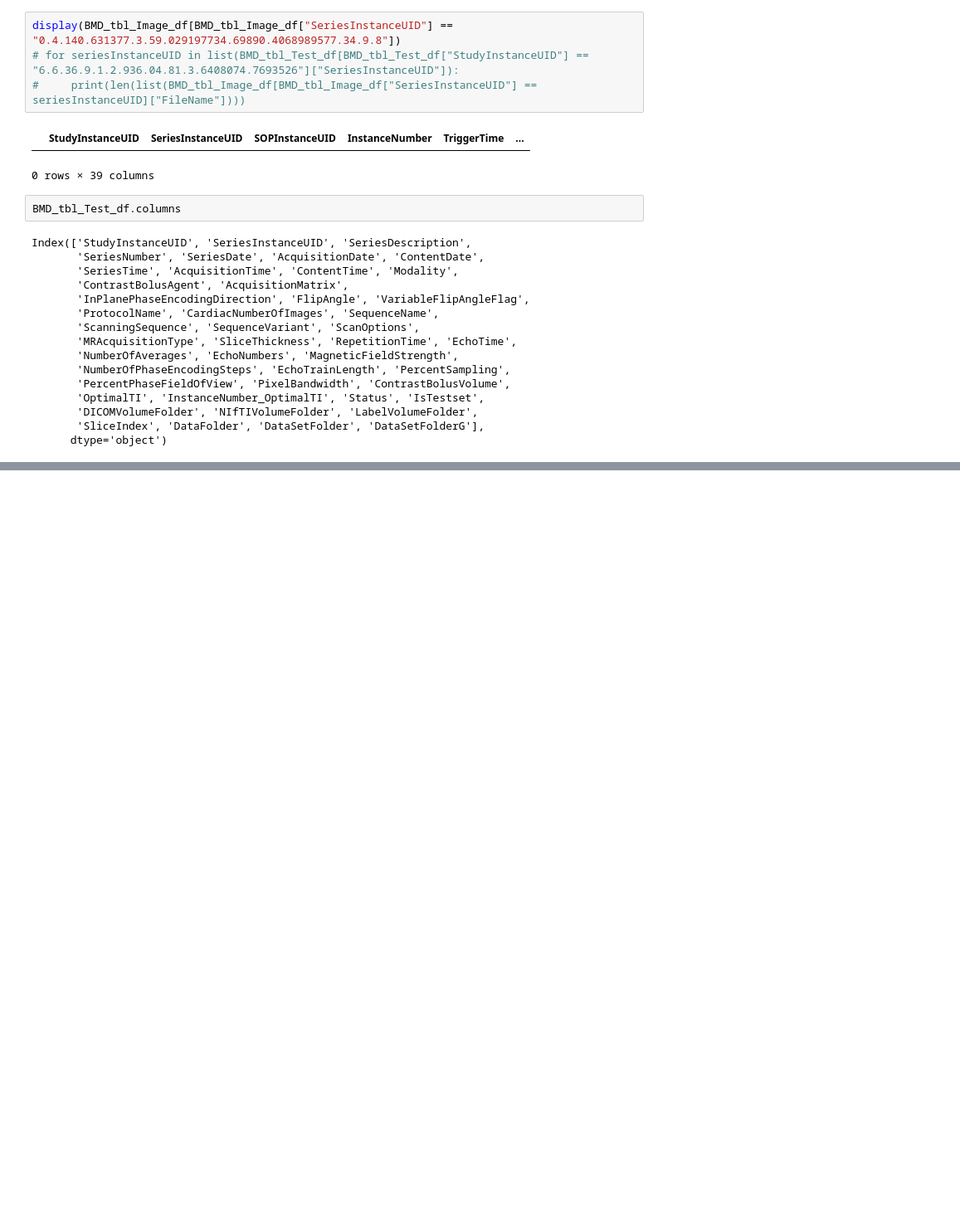
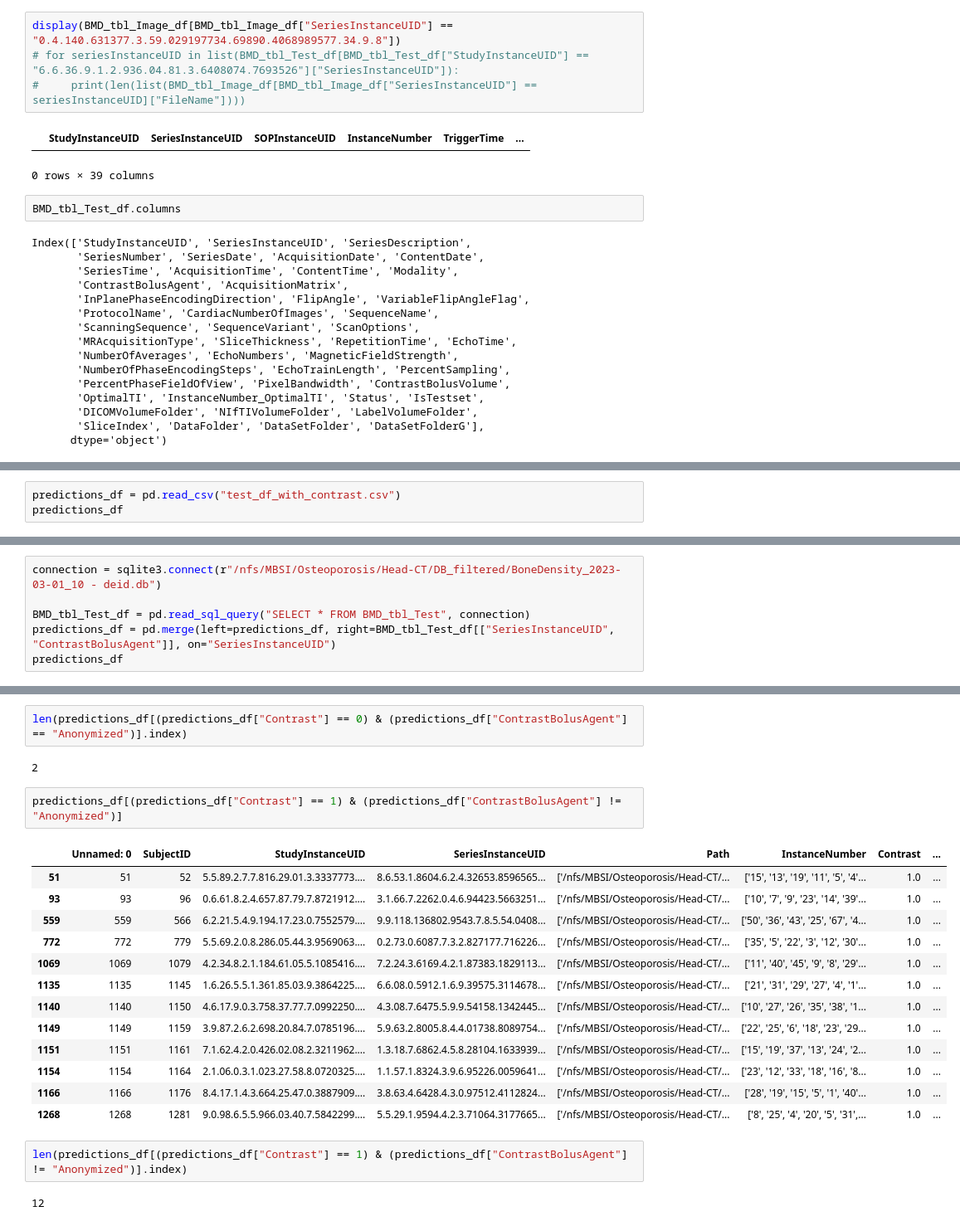
Before and after one commit to Nishantppanchal/DeepContrast-osteoporosis-ct, a Jupyter notebook: Contrast_checker.ipynb, the cells around one changed output, grey strips where cells are left out. Shown: that part at 83% size. Drawn from its saved outputs; the diff is of its cells as text; blank space fills up the shorter version.

```diff
--- a/Contrast_checker.ipynb
+++ b/Contrast_checker.ipynb
@@ -55,0 +92,3 @@ class HeadCTData:
+# %%
+predictions_df = pd.read_csv("test_df_with_contrast.csv")
+predictions_df
@@ -55,0 +115,6 @@ class HeadCTData:
+# %%
+connection = sqlite3.connect(r"/nfs/MBSI/Osteoporosis/Head-CT/DB_filtered/BoneDensity_2023-03-01_10 - deid.db")
+
+BMD_tbl_Test_df = pd.read_sql_query("SELECT * FROM BMD_tbl_Test", connection)
+predictions_df = pd.merge(left=predictions_df, right=BMD_tbl_Test_df[["SeriesInstanceUID", "ContrastBolusAgent"]], on="SeriesInstanceUID")
+predictions_df
@@ -55,0 +141,24 @@ class HeadCTData:
+# %%
+len(predictions_df[(predictions_df["Contrast"] == 0) & (predictions_df["ContrastBolusAgent"] == "Anonymized")].index)
+# %% [output]
+2
+# %%
+predictions_df[(predictions_df["Contrast"] == 1) & (predictions_df["ContrastBolusAgent"] != "Anonymized")]
+# %% [output]
+|  | Unnamed: 0 | SubjectID | StudyInstanceUID | SeriesInstanceUID | Path | InstanceNumber | Contrast | ... |
+| 51 | 51 | 52 | 5.5.89.2.7.7.816.29.01.3.3337773.... | 8.6.53.1.8604.6.2.4.32653.8596565... | ['/nfs/MBSI/Osteoporosis/Head-CT/... | ['15', '13', '19', '11', '5', '4'... | 1.0 | ... |
+| 93 | 93 | 96 | 0.6.61.8.2.4.657.87.79.7.8721912.... | 3.1.66.7.2262.0.4.6.94423.5663251... | ['/nfs/MBSI/Osteoporosis/Head-CT/... | ['10', '7', '9', '23', '14', '39'... | 1.0 | ... |
+| 559 | 559 | 566 | 6.2.21.5.4.9.194.17.23.0.7552579.... | 9.9.118.136802.9543.7.8.5.54.0408... | ['/nfs/MBSI/Osteoporosis/Head-CT/... | ['50', '36', '43', '25', '67', '4... | 1.0 | ... |
+| 772 | 772 | 779 | 5.5.69.2.0.8.286.05.44.3.9569063.... | 0.2.73.0.6087.7.3.2.827177.716226... | ['/nfs/MBSI/Osteoporosis/Head-CT/... | ['35', '5', '22', '3', '12', '30'... | 1.0 | ... |
+| 1069 | 1069 | 1079 | 4.2.34.8.2.1.184.61.05.5.1085416.... | 7.2.24.3.6169.4.2.1.87383.1829113... | ['/nfs/MBSI/Osteoporosis/Head-CT/... | ['11', '40', '45', '9', '8', '29'... | 1.0 | ... |
+| 1135 | 1135 | 1145 | 1.6.26.5.5.1.361.85.03.9.3864225.... | 6.6.08.0.5912.1.6.9.39575.3114678... | ['/nfs/MBSI/Osteoporosis/Head-CT/... | ['21', '31', '29', '27', '4', '1'... | 1.0 | ... |
+| 1140 | 1140 | 1150 | 4.6.17.9.0.3.758.37.77.7.0992250.... | 4.3.08.7.6475.5.9.9.54158.1342445... | ['/nfs/MBSI/Osteoporosis/Head-CT/... | ['10', '27', '26', '35', '38', '1... | 1.0 | ... |
+| 1149 | 1149 | 1159 | 3.9.87.2.6.2.698.20.84.7.0785196.... | 5.9.63.2.8005.8.4.4.01738.8089754... | ['/nfs/MBSI/Osteoporosis/Head-CT/... | ['22', '25', '6', '18', '23', '29... | 1.0 | ... |
+| 1151 | 1151 | 1161 | 7.1.62.4.2.0.426.02.08.2.3211962.... | 1.3.18.7.6862.4.5.8.28104.1633939... | ['/nfs/MBSI/Osteoporosis/Head-CT/... | ['15', '19', '37', '13', '24', '2... | 1.0 | ... |
+| 1154 | 1154 | 1164 | 2.1.06.0.3.1.023.27.58.8.0720325.... | 1.1.57.1.8324.3.9.6.95226.0059641... | ['/nfs/MBSI/Osteoporosis/Head-CT/... | ['23', '12', '33', '18', '16', '8... | 1.0 | ... |
+| 1166 | 1166 | 1176 | 8.4.17.1.4.3.664.25.47.0.3887909.... | 3.8.63.4.6428.4.3.0.97512.4112824... | ['/nfs/MBSI/Osteoporosis/Head-CT/... | ['28', '19', '15', '5', '1', '40'... | 1.0 | ... |
+| 1268 | 1268 | 1281 | 9.0.98.6.5.5.966.03.40.7.5842299.... | 5.5.29.1.9594.4.2.3.71064.3177665... | ['/nfs/MBSI/Osteoporosis/Head-CT/... | ['8', '25', '4', '20', '5', '31',... | 1.0 | ... |
+# %%
+len(predictions_df[(predictions_df["Contrast"] == 1) & (predictions_df["ContrastBolusAgent"] != "Anonymized")].index)
+# %% [output]
+12
```
Also changed, not shown: parts of 14 cells of this notebook, 9 other files.
